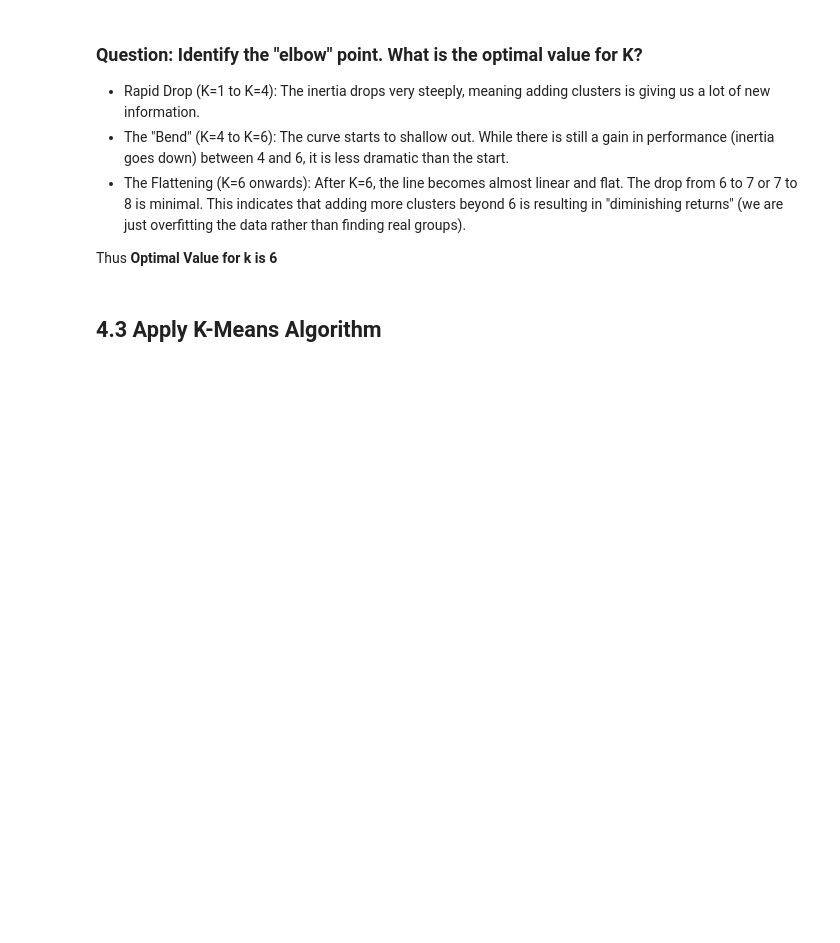
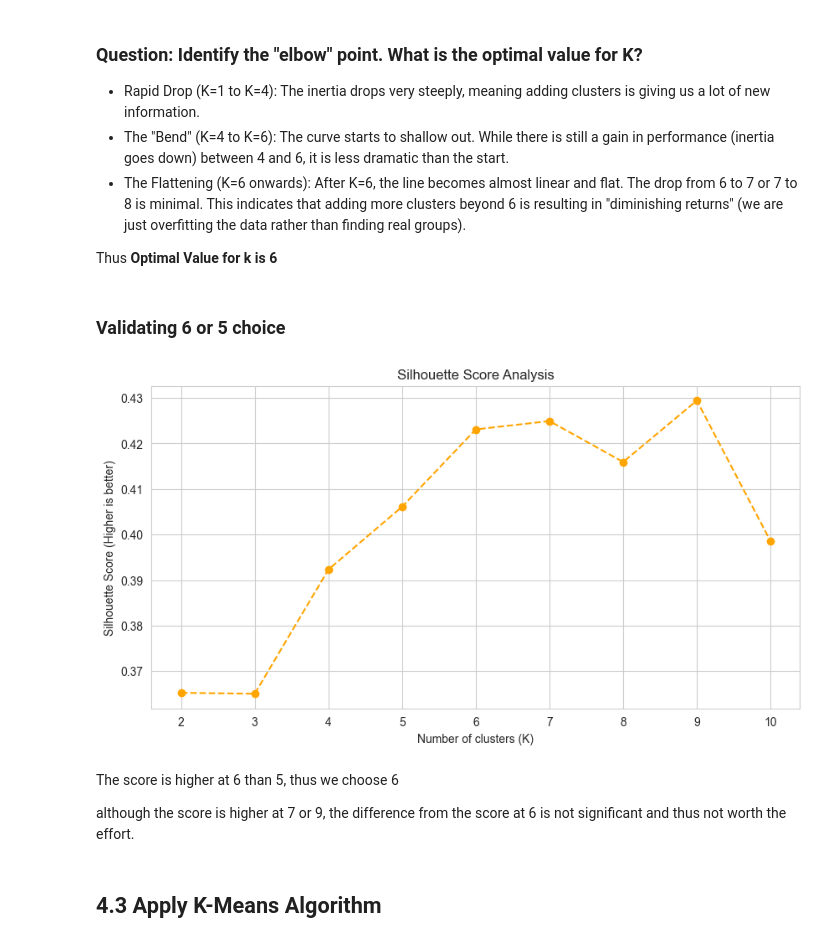
Before and after one commit to GitGud-f/customer-segmentation-kmeans, a Jupyter notebook: notebooks/analysis_report.ipynb, the cells around one changed output. Saved outputs shown, nothing was run; the diff lists cells and outputs as text; code cells hidden in the pictures; blank space fills up the shorter version.

Commit message:
Add silhouette score

```diff
--- a/notebooks/analysis_report.ipynb
+++ b/notebooks/analysis_report.ipynb
@@ -217,6 +217,18 @@ visualization.plot_elbow_curve(inertia_values)
 - The Flattening (K=6 onwards): After K=6, the line becomes almost linear and flat. The drop from 6 to 7 or 7 to 8 is minimal. This indicates that adding more clusters beyond 6 is resulting in "diminishing returns" (we are just overfitting the data rather than finding real groups).
 
 Thus **Optimal Value for k is 6**
+# %% [markdown]
+### Validating 6 or 5 choice
+# %%
+silhouette_scores = clustering.get_silhouette_scores(df_scaled, max_k=10)
+
+visualization.plot_silhouette_curve(silhouette_scores)
+# %% [output]
+[figure, added]
+# %% [markdown]
+The score is higher at 6 than 5, thus we choose 6
+
+although the score is higher at 7 or  9, the difference from the  score at 6 is not significant and thus not worth the effort.
 # %% [markdown]
 ## 4.3 Apply K-Means Algorithm
 # %%
```
Also changed, not shown: 5 other files.
